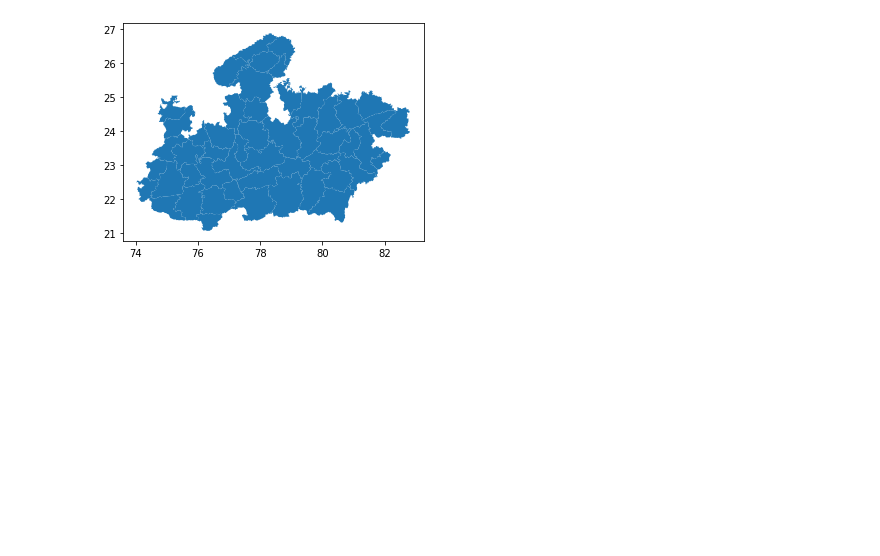
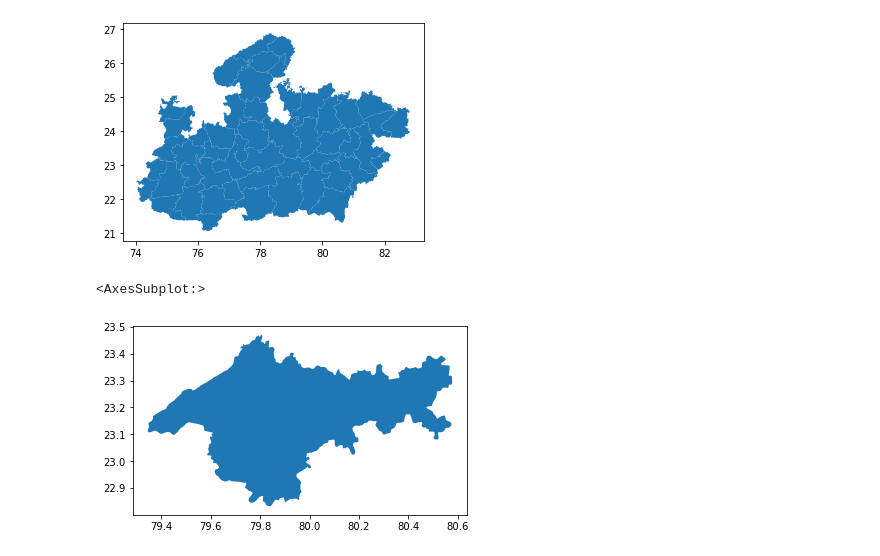
Before and after one commit to sourabhjain14/sourabhjain14.github.io, a Jupyter notebook: index.ipynb, the cells around one changed output. Saved outputs shown, nothing was run; the diff lists cells and outputs as text; code cells hidden in the pictures; blank space fills up the shorter version.

```diff
--- a/index.ipynb
+++ b/index.ipynb
@@ -54,5 +118,5 @@ mp.plot()
 <AxesSubplot:>
 [figure]
 # %%
-fp2 = "gadm36_IND_shp/gadm36_IND_2.shp"
+fp2 = "district/gadm36_IND_2.shp"
 India = gpd.read_file(fp2)
@@ -75,6 +127,13 @@ MP.plot()
 # %% [output]
 <AxesSubplot:>
 [figure]
+# %%
+JBP = India[India['NAME_2']=='Jabalpur']
+# %%
+JBP.plot()
+# %% [output]
+<AxesSubplot:>
+[figure, added]
 # %%
 !jupyter nbconvert --to html index.ipynb
 # %% [output]
```
Also changed, not shown: parts of 11 cells of this notebook, 1 other file.
